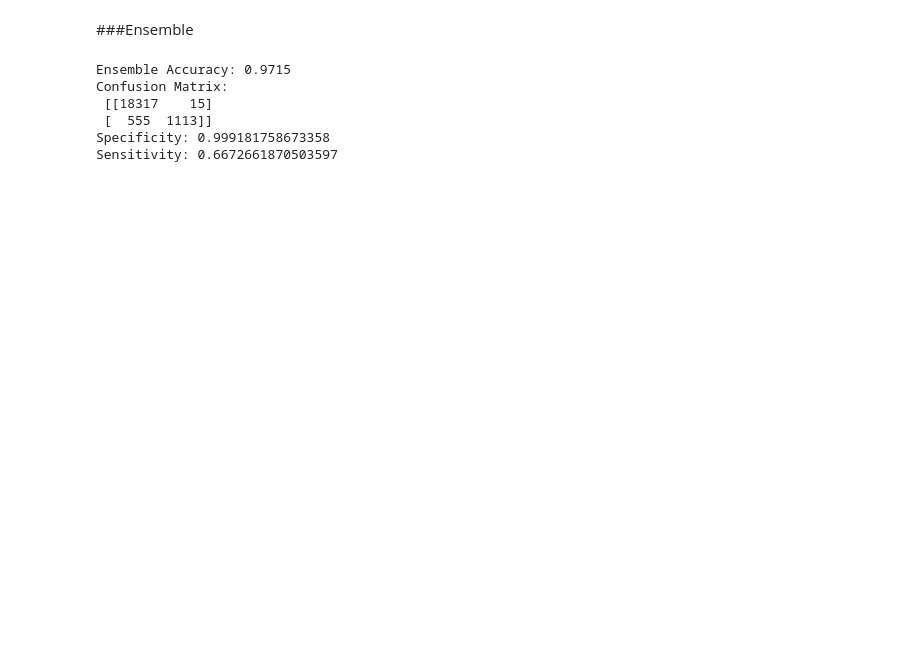
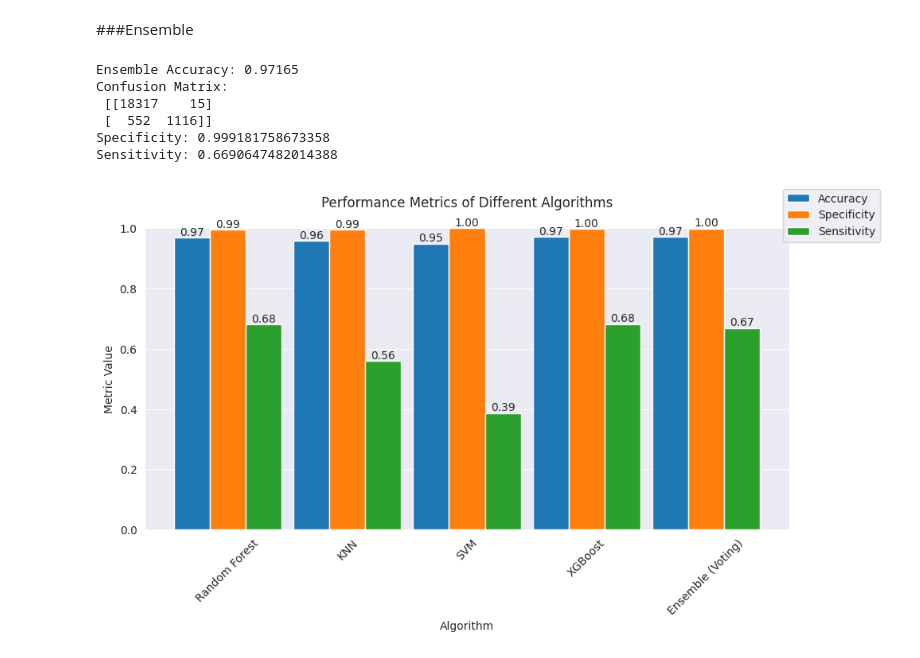
Before and after one commit to zannatultazree/Diabetes_prediction_ML, a Jupyter notebook: diabetes_prediction_04.ipynb, the cells around one changed output. Drawn from its saved outputs; the diff is of its cells as text; code cells hidden in the pictures; blank space fills up the shorter version.

```diff
--- a/diabetes_prediction_04.ipynb
+++ b/diabetes_prediction_04.ipynb
@@ -404,6 +415,6 @@ accuracy_svm = accuracy_score(y_test, y_pred)
 # %%
 # Calculate confusion matrix
-conf_matrix = confusion_matrix(y_test, y_pred)
+conf_matrix = confusion_matrix(y_test, y_pred_svm)
 print("Confusion Matrix:\n", conf_matrix)
 
 # Calculate specificity (true negative rate)
@@ -444,2 +455,3 @@ Wall time: 4.76 s
 # %%
-accuracy_xg = accuracy_score(y_test, y_pred)
+accuracy_xg = accuracy_score(y_test, y_pred_xgb)
+accuracy_xg
@@ -446,6 +460,6 @@ accuracy_xg = accuracy_score(y_test, y_pred)
 # %%
 # Calculate confusion matrix
-conf_matrix = confusion_matrix(y_test, y_pred)
+conf_matrix = confusion_matrix(y_test, y_pred_xgb)
 print("Confusion Matrix:\n", conf_matrix)
 
 # Calculate specificity (true negative rate)
@@ -501,13 +514,13 @@ voting_clf = VotingClassifier(
 voting_clf.fit(X_train, y_train)
 
 # Make predictions on the test set
-y_pred = voting_clf.predict(X_test)
+y_pred_voting = voting_clf.predict(X_test)
 
 # Calculate accuracy
-accuracy_ensemble1 = accuracy_score(y_test, y_pred)
+accuracy_ensemble1 = accuracy_score(y_test, y_pred_voting)
 print("Ensemble Accuracy:", accuracy_ensemble1)
 # Calculate confusion matrix
-conf_matrix = confusion_matrix(y_test, y_pred)
+conf_matrix = confusion_matrix(y_test, y_pred_voting)
 print("Confusion Matrix:\n", conf_matrix)
 
 # Calculate specificity (true negative rate)
@@ -518,12 +531,12 @@ print("Specificity:", specificity_ensemble1)
 sensitivity_ensemble1 = conf_matrix[1, 1] / (conf_matrix[1, 0] + conf_matrix[1, 1])
 print("Sensitivity:", sensitivity_ensemble1)
 # %% [output]
-Ensemble Accuracy: 0.9715
+Ensemble Accuracy: 0.97165
 Confusion Matrix:
  [[18317    15]
- [  555  1113]]
+ [  552  1116]]
 Specificity: 0.999181758673358
-Sensitivity: 0.6672661870503597
+Sensitivity: 0.6690647482014388
 # %%
 from sklearn.ensemble import BaggingClassifier
 from sklearn.ensemble import RandomForestClassifier
@@ -531,6 +544,47 @@ from sklearn.neighbors import KNeighborsClassifier
 from sklearn.svm import SVC
 import xgboost as xgb
 from sklearn.tree import DecisionTreeClassifier
+# %%
+import matplotlib.pyplot as plt
+
+# Define the algorithm names and their corresponding accuracies, specificities, and sensitivities
+algorithm_names = ['Random Forest', 'KNN', 'SVM', 'XGBoost', 'Ensemble (Voting)']
+accuracies = [accuracy_rf, accuracy_knn, accuracy_svm, accuracy_xg, accuracy_ensemble1]
+specificities = [specificity_rf, specificity_knn, specificity_svm, specificity_xg, specificity_ensemble1]
+sensitivities = [sensitivity_rf, sensitivity_knn, sensitivity_svm, sensitivity_xg, sensitivity_ensemble1]
+
+# Create a bar plot
+plt.figure(figsize=(10, 6))
+bar_width = 0.3
+
+# Plot the bars
+accuracy_bars = plt.bar([i - bar_width for i in range(len(algorithm_names))], accuracies, width=bar_width, label='Accuracy')
+specificity_bars = plt.bar(range(len(algorithm_names)), specificities, width=bar_width, label='Specificity')
+sensitivity_bars = plt.bar([i + bar_width for i in range(len(algorithm_names))], sensitivities, width=bar_width, label='Sensitivity')
+
+# Add the percentages as annotations to each bar
+for rect in accuracy_bars + specificity_bars + sensitivity_bars:
+    height = rect.get_height()
+    plt.text(rect.get_x() + rect.get_width() / 2, height, f'{height:.2f}', ha='center', va='bottom')
+
+plt.xlabel('Algorithm')
+plt.ylabel('Metric Value')
+
+# Adjust the title position
+plt.title('Performance Metrics of Different Algorithms', y=1.05)
+
+plt.ylim([0, 1])  # Set the y-axis limits
+plt.xticks(range(len(algorithm_names)), algorithm_names, rotation=45)  # Set x-axis labels
+legend_position = 'upper right'
+legend_bbox_to_anchor = (1.15, 1.15)  # Adjust the values as needed
+
+# Add a legend
+plt.legend(loc=legend_position, bbox_to_anchor=legend_bbox_to_anchor)
+plt.tight_layout()
+
+plt.show()
+# %% [output]
+[figure, added]
 # %%
 n_estimators = 10  # Number of base models
 
```
Also changed, not shown: parts of 18 cells of this notebook.
